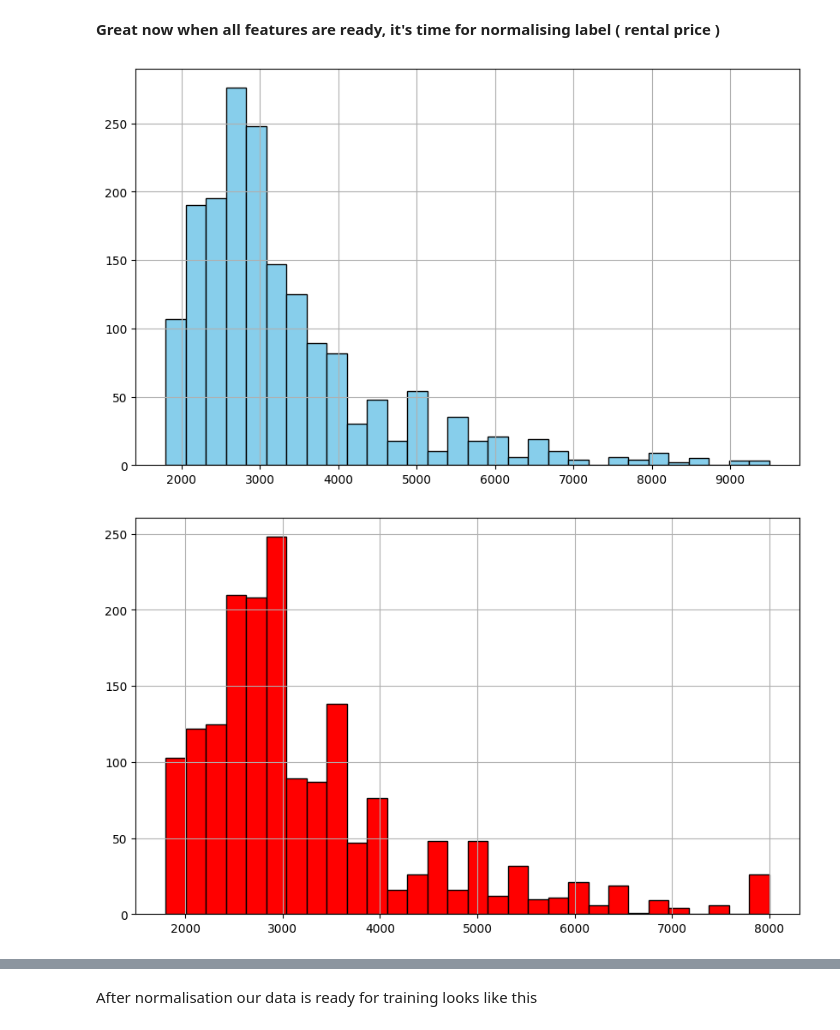
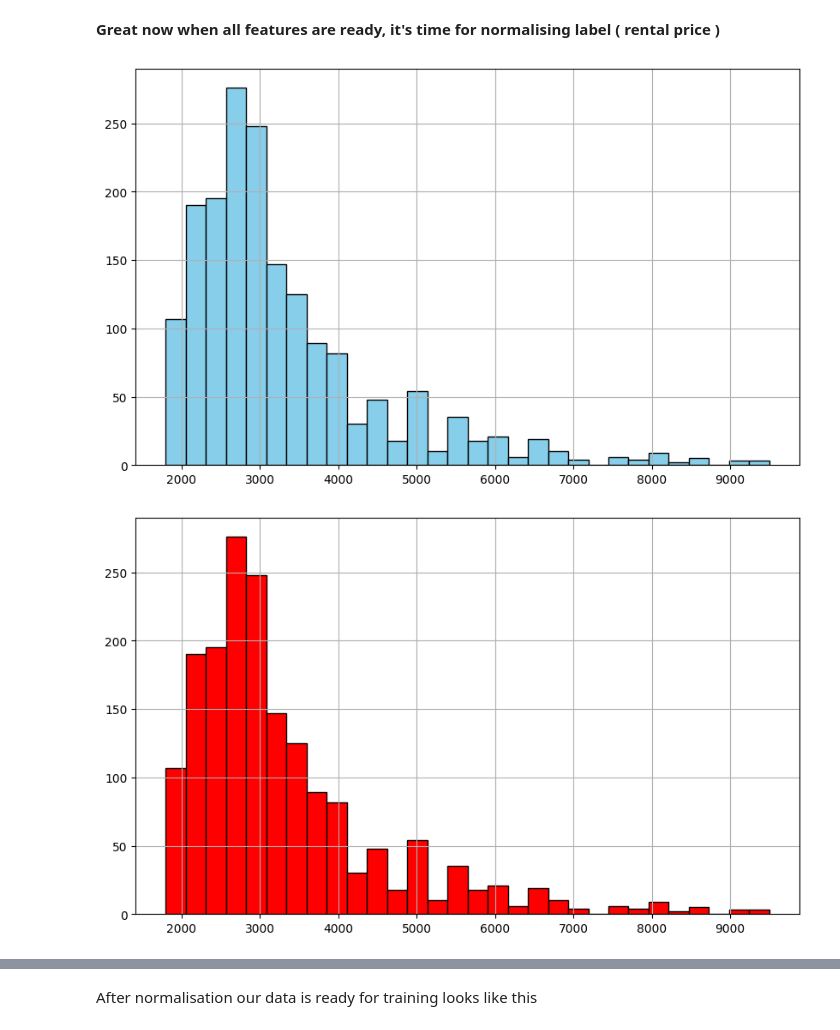
Before and after one commit to AntoniPokrzywa/Final_Projects, a Jupyter notebook: Final_project.ipynb, the cells around one changed output, grey strips where cells are left out. Drawn from its saved outputs; the diff is of its cells as text; code cells hidden in the pictures.

```diff
--- a/Final_project.ipynb
+++ b/Final_project.ipynb
@@ -98,22 +103,23 @@ plt.show()
 As we can see all features are following distribution somewhat like a normal distribution, so the best normalising method will be standarization ( z-score scaling ), hasBalcony and hasParking are 0 or 1 so they are already normalised
 # %%
 to_normalise = ['squareMeters',	'rooms', 'centreDistance']
+df_normalised = df.copy()
 for column in to_normalise:
-    cap_value = df[column].quantile(0.99)
-    df[column] = df[column].clip(upper=cap_value)
+    cap_value = df_normalised[column].quantile(0.99)
+    df_normalised[column] = df_normalised[column].clip(upper=cap_value)
 
 plt.figure(figsize=(10, 6))
-plt.hist(df['squareMeters'], bins=30, color='skyblue', edgecolor='black')
+plt.hist(df_normalised['squareMeters'], bins=30, color='skyblue', edgecolor='black')
 plt.grid(True)
 plt.show()
 
 plt.figure(figsize=(10, 6))
-plt.hist(df['rooms'], bins=30, color='skyblue', edgecolor='black')
+plt.hist(df_normalised['rooms'], bins=30, color='skyblue', edgecolor='black')
 plt.grid(True)
 plt.show()
 
 plt.figure(figsize=(10, 6))
-plt.hist(df['centreDistance'], bins=30, color='skyblue', edgecolor='black')
+plt.hist(df_normalised['centreDistance'], bins=30, color='skyblue', edgecolor='black')
 plt.grid(True)
 plt.show()
 # %% [output]
@@ -125,8 +131,8 @@ plt.show()
 # %%
 to_normalise = ['squareMeters',	'rooms', 'centreDistance']
 for column in to_normalise:
-    df[column] = (df[column] - df[column].mean()) / df[column].std()
-df
+    df_normalised[column] = (df_normalised[column] - df_normalised[column].mean()) / df_normalised[column].std()
+df_normalised
 # %% [output]
 |  | squareMeters | rooms | centreDistance | hasParkingSpace | hasBalcony | price |
 | 0 | -0.820563 | -0.317680 | -0.408770 | 1 | 1 | 2900 |
@@ -145,38 +151,39 @@ df
 **Great now when all features are ready, it's time for normalising label ( rental price )**
 # %%
 plt.figure(figsize=(10, 6))
-plt.hist(df['price'], bins=30, color='skyblue', edgecolor='black')
+plt.hist(df_normalised['price'], bins=30, color='skyblue', edgecolor='black')
 plt.grid(True)
 plt.show()
 
 # I will clip them to 99th percentile
-cap_value = df['price'].quantile(0.99)
-df['price'] = df['price'].clip(upper=cap_value)
+cap_value = df_normalised['price'].quantile(0.99)
+df_normalised['price'] = df_normalised['price'].clip(upper=cap_value)
 
 plt.figure(figsize=(10, 6))
 plt.hist(df['price'], bins=30, color='red', edgecolor='black')
 plt.grid(True)
 plt.show()
 
-df['price'] = np.log(df['price'])
+df_normalised['price'] = np.log(df_normalised['price'])
 
 plt.figure(figsize=(10, 6))
-plt.hist(df['price'], bins=30, color='yellow', edgecolor='black')
+plt.hist(df_normalised['price'], bins=30, color='yellow', edgecolor='black')
 plt.grid(True)
 plt.show()
 
 # Price looks like normal distribution, but doesn't have mean 0 with std 1
 # So our log scaled price should be standarized
-
-df['price'] = (df['price'] - df['price'].mean()) / df['price'].std()
+price_mean = df_normalised['price'].mean()
+price_std = df_normalised['price'].std()
+df_normalised['price'] = (df_normalised['price'] - price_mean) / price_std
 
 plt.figure(figsize=(10, 6))
-plt.hist(df['price'], bins=30, color='green', edgecolor='black')
+plt.hist(df_normalised['price'], bins=30, color='green', edgecolor='black')
 plt.grid(True)
 plt.show()
 # %% [output]
 [figure]
-[figure, old version]
+[figure, new version]
 [figure]
 [figure]
 # %% [markdown]
```
Also changed, not shown: parts of 11 cells of this notebook, 1 other file.
